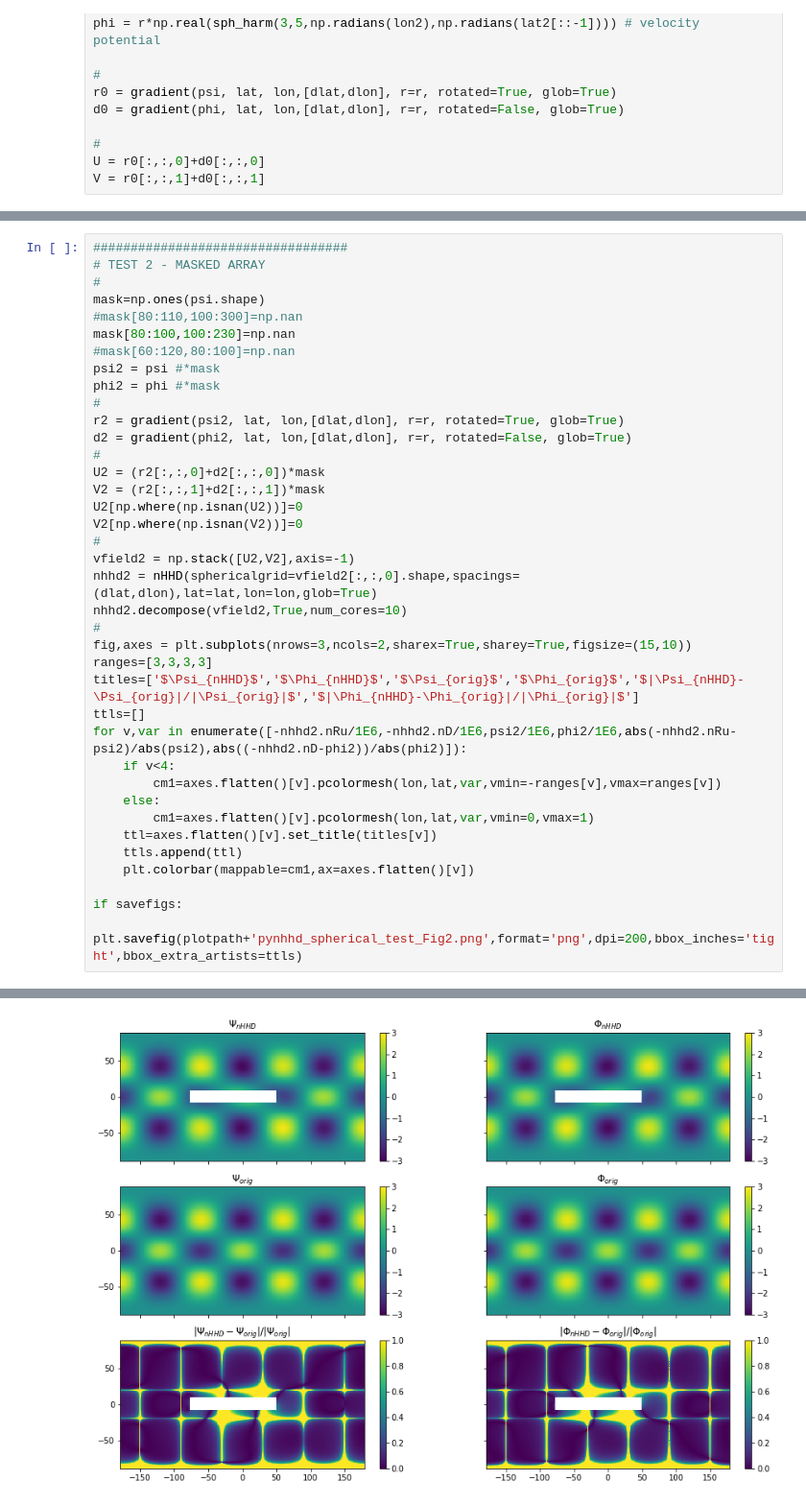
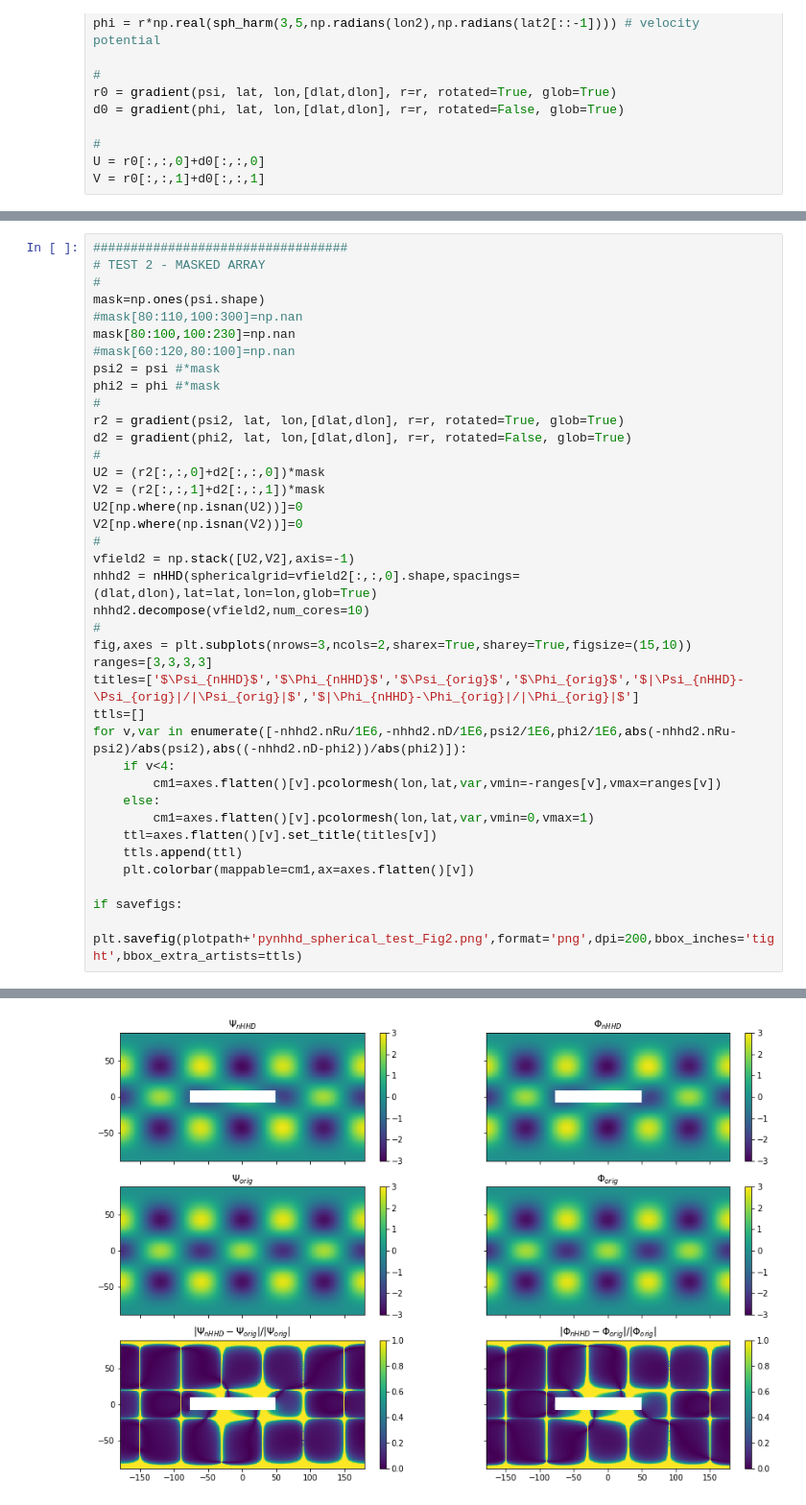
Before and after one commit to bhatiaharsh/naturalHHD, a Jupyter notebook: pynhhd-v1.1/examples/ex-nhhd2-spherical.ipynb, the cells around one changed output, grey strips where cells are left out. Shown at 96% size. Drawn from its saved outputs; the diff is of its cells as text.

```diff
--- a/pynhhd-v1.1/examples/ex-nhhd2-spherical.ipynb
+++ b/pynhhd-v1.1/examples/ex-nhhd2-spherical.ipynb
@@ -110,7 +98,7 @@ V2[np.where(np.isnan(V2))]=0
 #
 vfield2 = np.stack([U2,V2],axis=-1)
 nhhd2 = nHHD(sphericalgrid=vfield2[:,:,0].shape,spacings=(dlat,dlon),lat=lat,lon=lon,glob=True)
-nhhd2.decompose(vfield2,True,num_cores=10)
+nhhd2.decompose(vfield2,num_cores=10)
 #
 fig,axes = plt.subplots(nrows=3,ncols=2,sharex=True,sharey=True,figsize=(15,10))
 ranges=[3,3,3,3]
@@ -147,4 +123,4 @@ if savefigs:
-[figure, old version]
+[figure, new version]
 # %%
 ##################################################
 # TEST 3 - MASK WITH WEAK PSI
```
Also changed, not shown: parts of 4 cells of this notebook, 12 other files.
